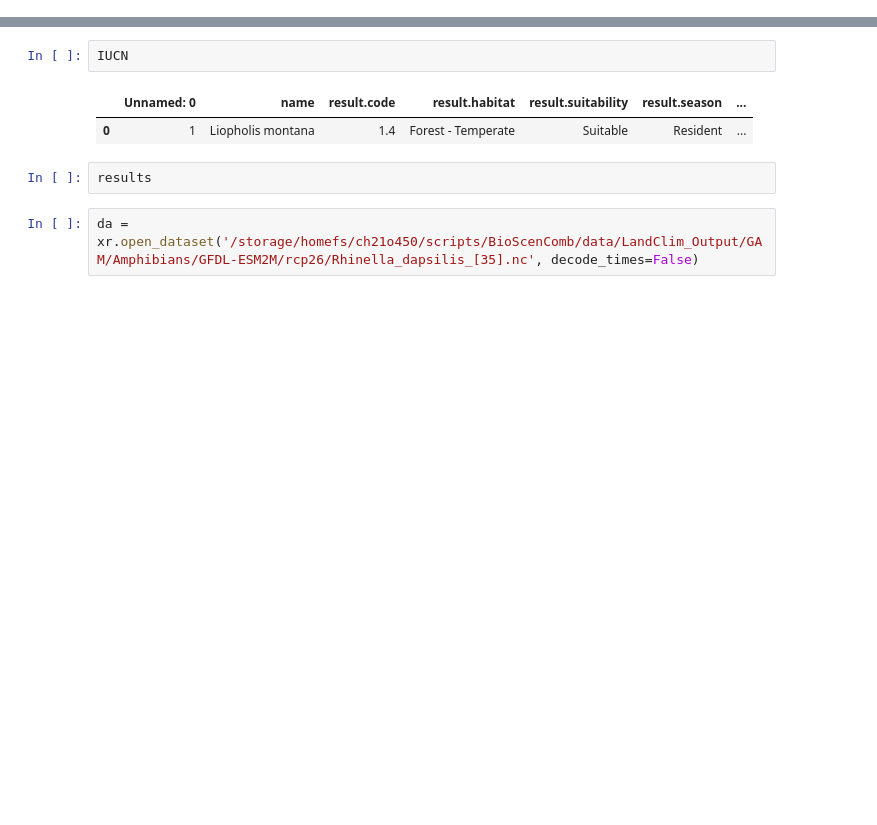
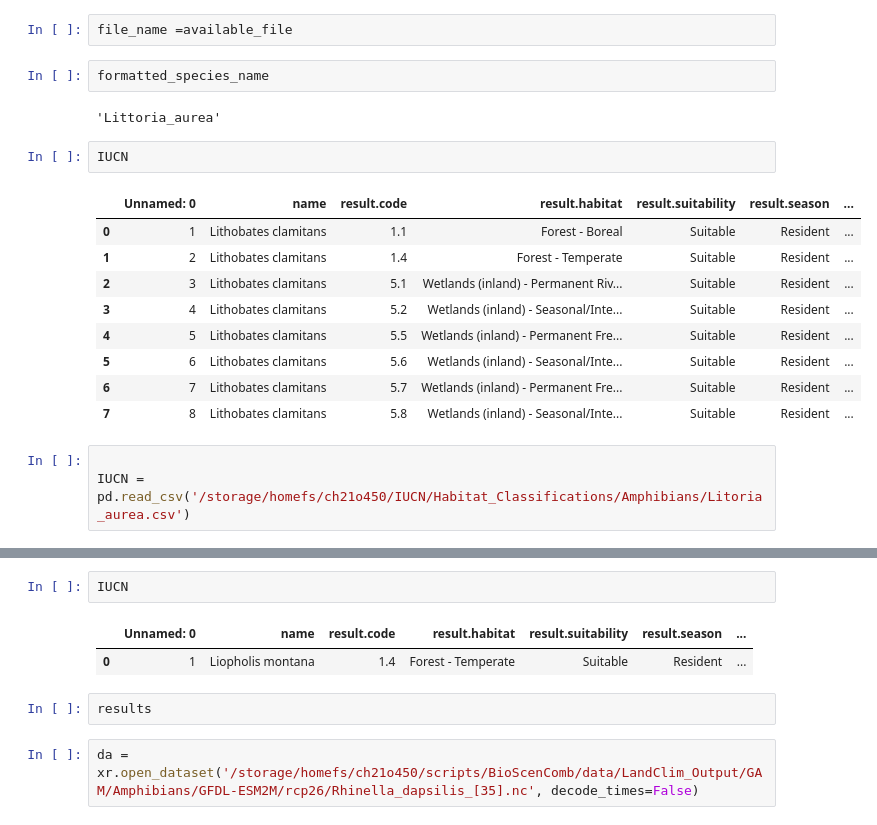
Before and after one commit to wyssacademy-unibe-ch/climate_Hari_etal_BioscenComb, a Jupyter notebook: luf.ipynb, the cells around one changed output, grey strips where cells are left out. Cells and saved outputs as stored; diff of their text form; blank space fills up the shorter version.

```diff
--- a/luf.ipynb
+++ b/luf.ipynb
@@ -21,0 +54,21 @@ from line_profiler import LineProfiler
+# %%
+file_name =available_file
+# %%
+formatted_species_name
+# %% [output]
+'Littoria_aurea'
+# %%
+IUCN
+# %% [output]
+|  | Unnamed: 0 | name | result.code | result.habitat | result.suitability | result.season | ... |
+| 0 | 1 | Lithobates clamitans | 1.1 | Forest - Boreal | Suitable | Resident | ... |
+| 1 | 2 | Lithobates clamitans | 1.4 | Forest - Temperate | Suitable | Resident | ... |
+| 2 | 3 | Lithobates clamitans | 5.1 | Wetlands (inland) - Permanent Riv... | Suitable | Resident | ... |
+| 3 | 4 | Lithobates clamitans | 5.2 | Wetlands (inland) - Seasonal/Inte... | Suitable | Resident | ... |
+| 4 | 5 | Lithobates clamitans | 5.5 | Wetlands (inland) - Permanent Fre... | Suitable | Resident | ... |
+| 5 | 6 | Lithobates clamitans | 5.6 | Wetlands (inland) - Seasonal/Inte... | Suitable | Resident | ... |
+| 6 | 7 | Lithobates clamitans | 5.7 | Wetlands (inland) - Permanent Fre... | Suitable | Resident | ... |
+| 7 | 8 | Lithobates clamitans | 5.8 | Wetlands (inland) - Seasonal/Inte... | Suitable | Resident | ... |
+# %%
+
+IUCN = pd.read_csv('/storage/homefs/ch21o450/IUCN/Habitat_Classifications/Amphibians/Litoria_aurea.csv')
```
Also changed, not shown: parts of 16 cells of this notebook, 1 other file.
